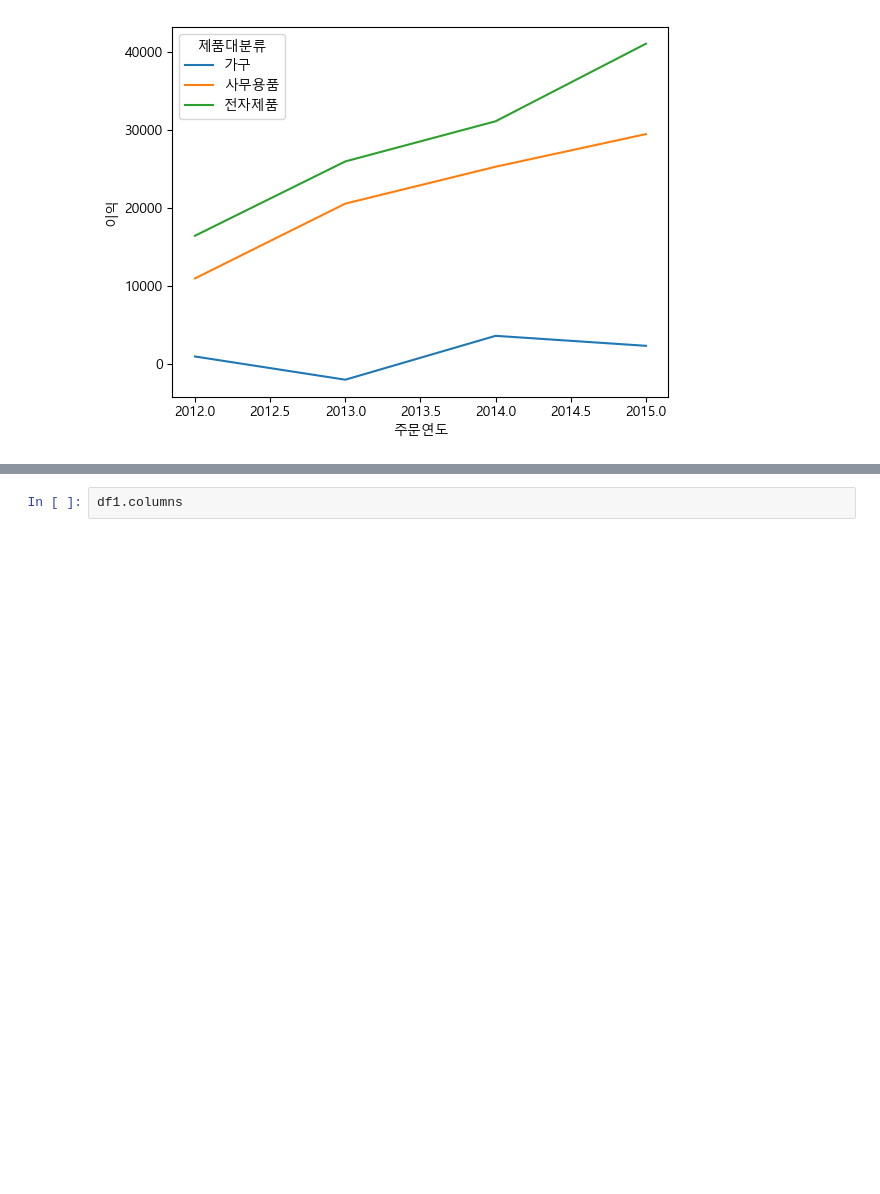
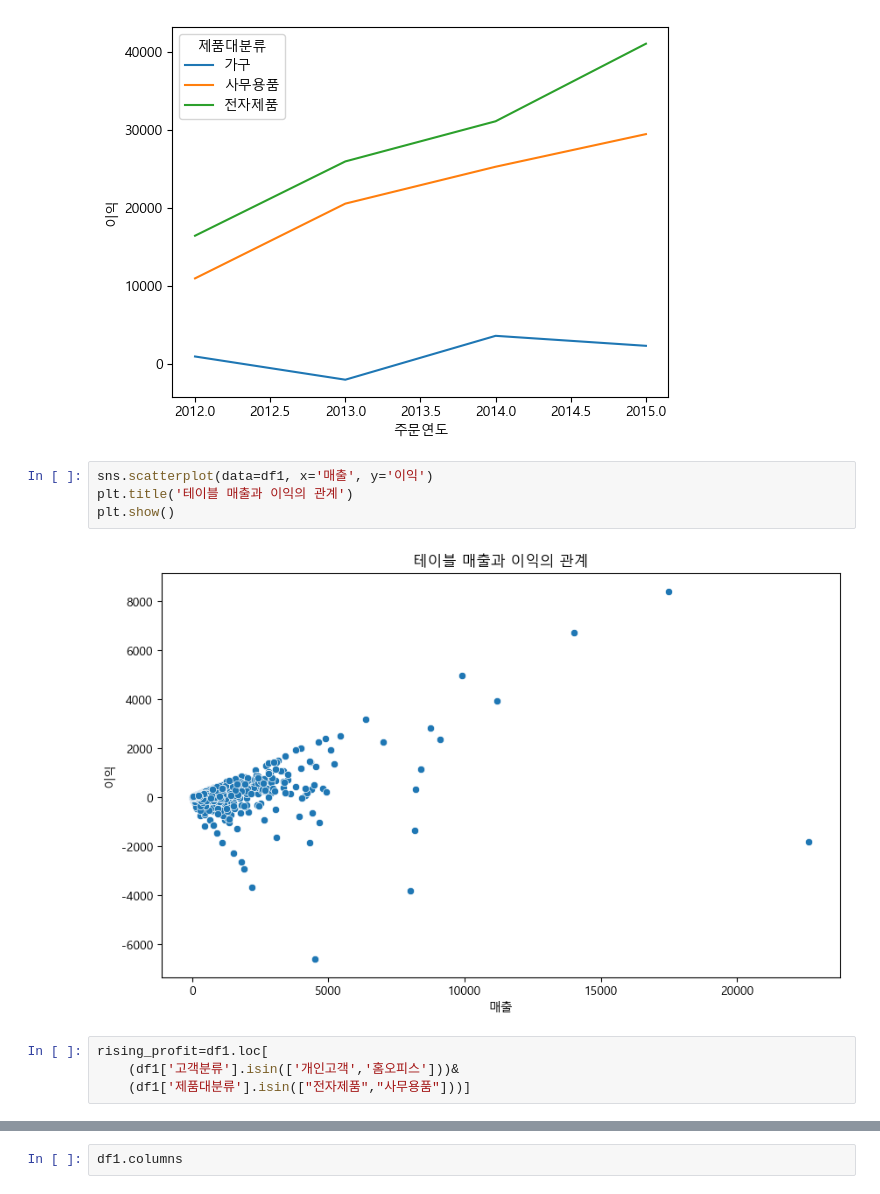
Before and after one commit to berryperi/light-study, a Jupyter notebook: 고객매출데이터.ipynb, the cells around one changed output, grey strips where cells are left out. Drawn from its saved outputs; the diff is of its cells as text; blank space fills up the shorter version.

```diff
--- a/고객매출데이터.ipynb
+++ b/고객매출데이터.ipynb
@@ -88,3 +109,13 @@ sns.lineplot(data=year_product, x='주문연도', y='이익', hue='제품대분
 # %% [output]
 <Axes: xlabel='주문연도', ylabel='이익'>
 [figure]
+# %%
+sns.scatterplot(data=df1, x='매출', y='이익')
+plt.title('테이블 매출과 이익의 관계')
+plt.show()
+# %% [output]
+[figure, added]
+# %%
+rising_profit=df1.loc[
+    (df1['고객분류'].isin(['개인고객','홈오피스']))&
+    (df1['제품대분류'].isin(["전자제품","사무용품"]))]
```
Also changed, not shown: parts of 13 cells of this notebook.
